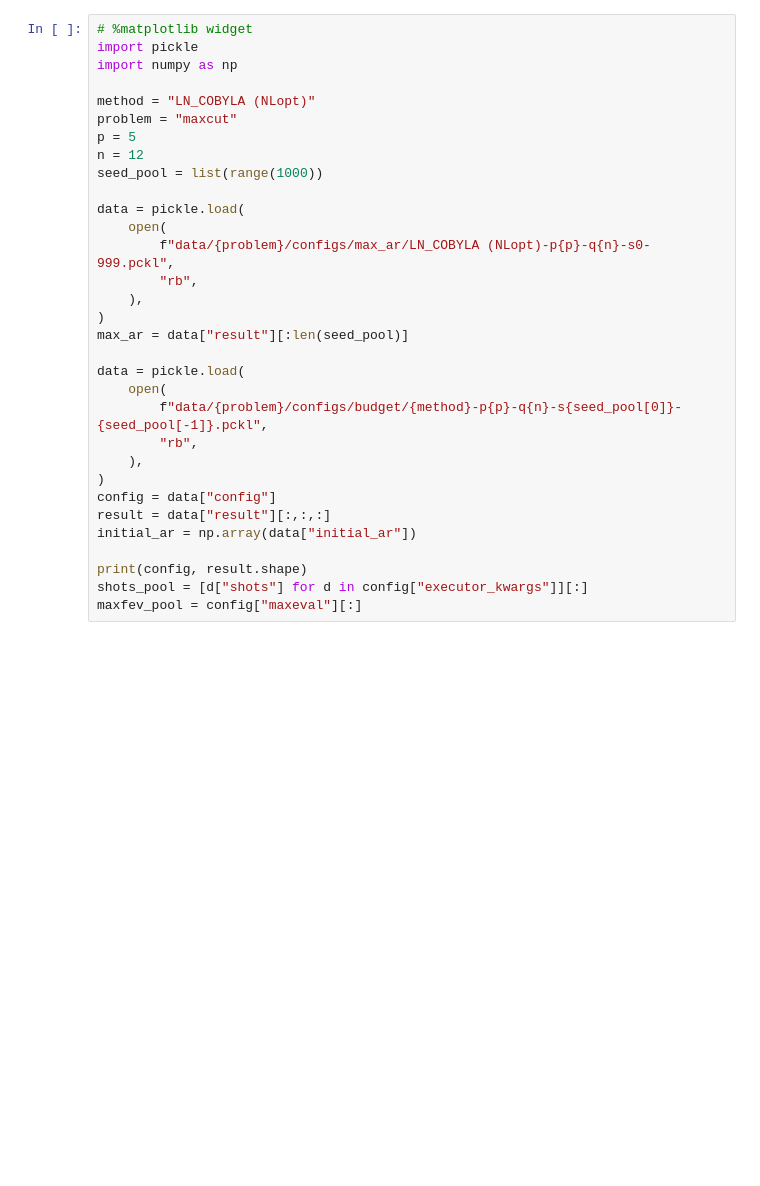
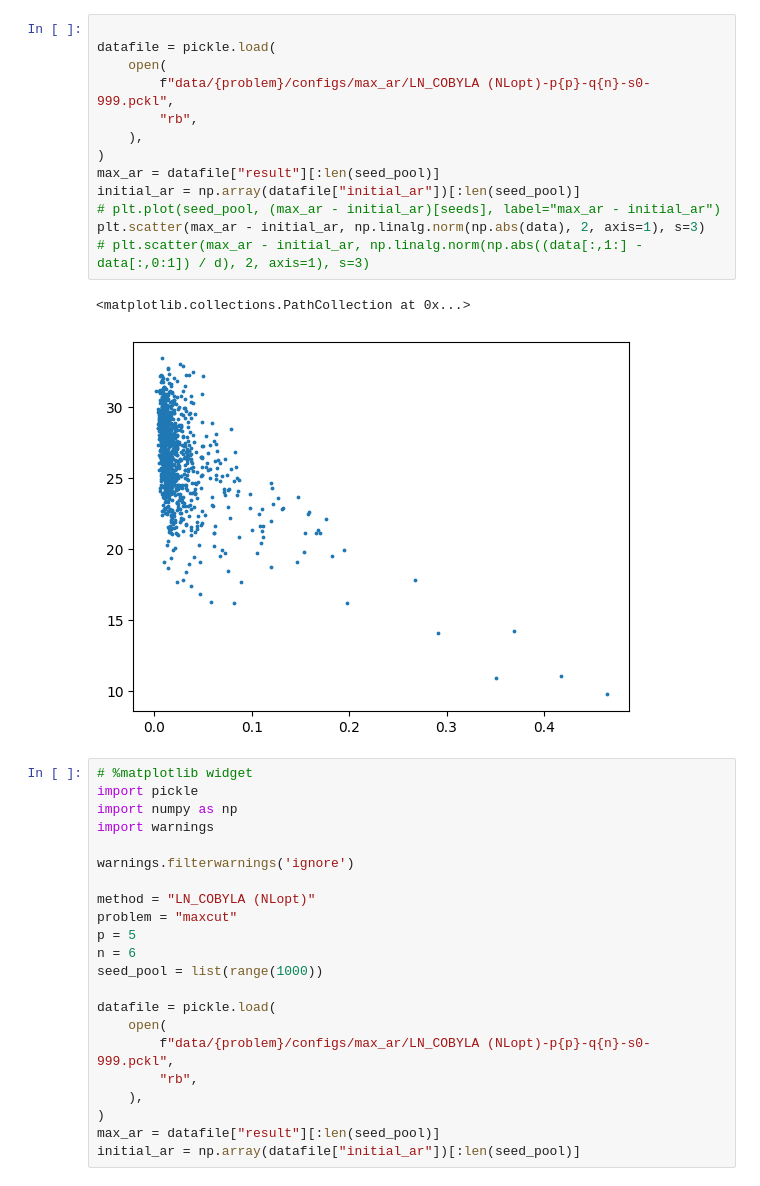
Before and after one commit to jpmorganchase/End-to-End_Protocol_for_High-Quality_QAOA_Parameters, a Jupyter notebook: plot_instance_hardness.ipynb, the cells around one changed output. Cells and saved outputs as stored; diff of their text form; blank space fills up the shorter version.

Commit message:
update plotting notebooks

```diff
--- a/plot_instance_hardness.ipynb
+++ b/plot_instance_hardness.ipynb
@@ -1,32 +53,38 @@
+# %%
+
+datafile = pickle.load(
+    open(
+        f"data/{problem}/configs/max_ar/LN_COBYLA (NLopt)-p{p}-q{n}-s0-999.pckl",
+        "rb",
+    ),
+)
+max_ar = datafile["result"][:len(seed_pool)]
+initial_ar = np.array(datafile["initial_ar"])[:len(seed_pool)]
+# plt.plot(seed_pool, (max_ar - initial_ar)[seeds], label="max_ar - initial_ar")
+plt.scatter(max_ar - initial_ar, np.linalg.norm(np.abs(data), 2, axis=1), s=3)
+# plt.scatter(max_ar - initial_ar, np.linalg.norm(np.abs((data[:,1:] - data[:,0:1]) / d), 2, axis=1), s=3)
+# %% [output]
+<matplotlib.collections.PathCollection at 0x...>
+[figure, added]
 # %%
 # %matplotlib widget
 import pickle
 import numpy as np
+import warnings
+
+warnings.filterwarnings('ignore')
 
 method = "LN_COBYLA (NLopt)"
 problem = "maxcut"
 p = 5
-n = 12
+n = 6
 seed_pool = list(range(1000))
 
-data = pickle.load(
+datafile = pickle.load(
     open(
         f"data/{problem}/configs/max_ar/LN_COBYLA (NLopt)-p{p}-q{n}-s0-999.pckl",
         "rb",
     ),
 )
-max_ar = data["result"][:len(seed_pool)]
-
-data = pickle.load(
-    open(
-        f"data/{problem}/configs/budget/{method}-p{p}-q{n}-s{seed_pool[0]}-{seed_pool[-1]}.pckl",
-        "rb",
-    ),
-)
-config = data["config"]
-result = data["result"][:,:,:]
-initial_ar = np.array(data["initial_ar"])
-
-print(config, result.shape)
-shots_pool = [d["shots"] for d in config["executor_kwargs"]][:]
-maxfev_pool = config["maxeval"][:]
+max_ar = datafile["result"][:len(seed_pool)]
+initial_ar = np.array(datafile["initial_ar"])[:len(seed_pool)]
```
Also changed, not shown: parts of 9 cells of this notebook, 1 other file.
